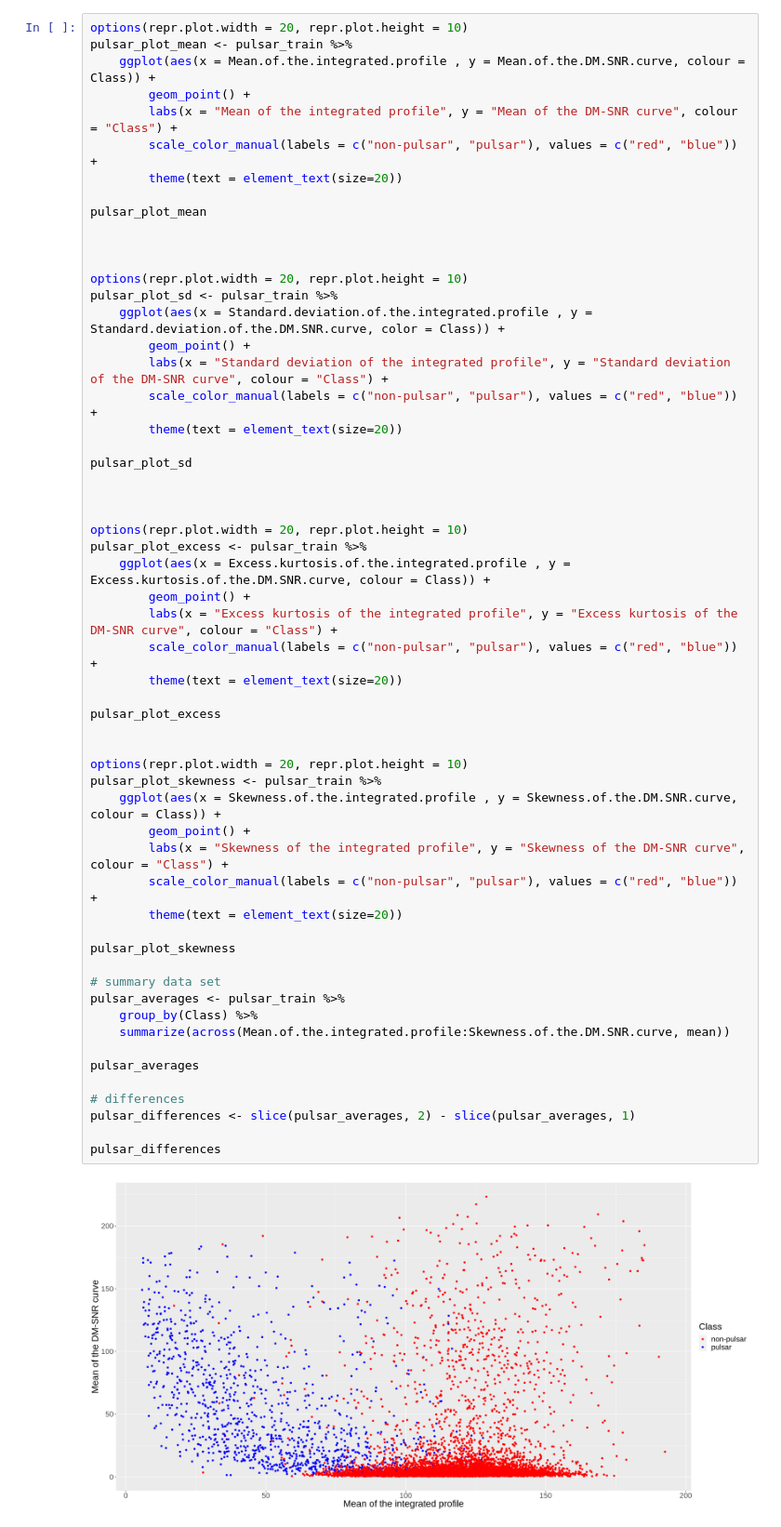
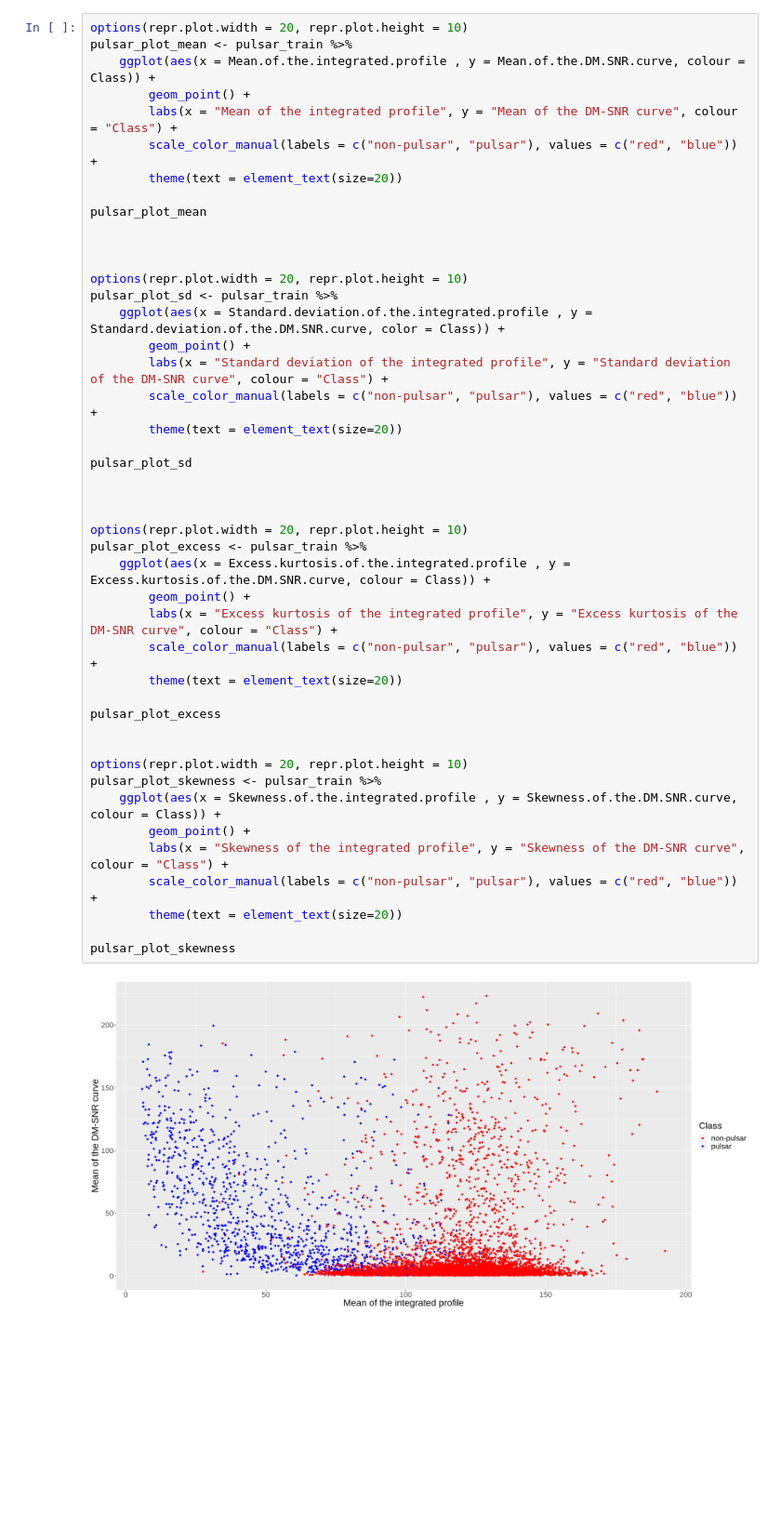
Before and after one commit to Phillipl132/dsci_100_group_24, a Jupyter notebook: Project_Proposal.ipynb, the cells around one changed output. Shown at 93% size. Drawn from its saved outputs; the diff is of its cells as text; blank space fills up the shorter version.

```diff
--- a/Project_Proposal.ipynb
+++ b/Project_Proposal.ipynb
@@ -124,43 +106,31 @@ pulsar_plot_sd <- pulsar_train %>%
         geom_point() +
         labs(x = "Standard deviation of the integrated profile", y = "Standard deviation of the DM-SNR curve", colour = "Class") +
         scale_color_manual(labels = c("non-pulsar", "pulsar"), values = c("red", "blue")) +
         theme(text = element_text(size=20))
 
 pulsar_plot_sd
 
 
 
 options(repr.plot.width = 20, repr.plot.height = 10)
 pulsar_plot_excess <- pulsar_train %>%
     ggplot(aes(x = Excess.kurtosis.of.the.integrated.profile , y = Excess.kurtosis.of.the.DM.SNR.curve, colour = Class)) +
         geom_point() +
         labs(x = "Excess kurtosis of the integrated profile", y = "Excess kurtosis of the DM-SNR curve", colour = "Class") +
         scale_color_manual(labels = c("non-pulsar", "pulsar"), values = c("red", "blue")) +
         theme(text = element_text(size=20))
 
 pulsar_plot_excess
 
 
 options(repr.plot.width = 20, repr.plot.height = 10)
 pulsar_plot_skewness <- pulsar_train %>%
     ggplot(aes(x = Skewness.of.the.integrated.profile , y = Skewness.of.the.DM.SNR.curve, colour = Class)) +
         geom_point() +
         labs(x = "Skewness of the integrated profile", y = "Skewness of the DM-SNR curve", colour = "Class") +
         scale_color_manual(labels = c("non-pulsar", "pulsar"), values = c("red", "blue")) +
         theme(text = element_text(size=20))
 
 pulsar_plot_skewness
-
-# summary data set
-pulsar_averages <- pulsar_train %>%
-    group_by(Class) %>%
-    summarize(across(Mean.of.the.integrated.profile:Skewness.of.the.DM.SNR.curve, mean))
-
-pulsar_averages
-
-# differences
-pulsar_differences <- slice(pulsar_averages, 2) - slice(pulsar_averages, 1)
-
-pulsar_differences
 # %% [output]
-[figure, old version]
+[figure, new version]
```
Also changed, not shown: parts of 5 cells of this notebook.
